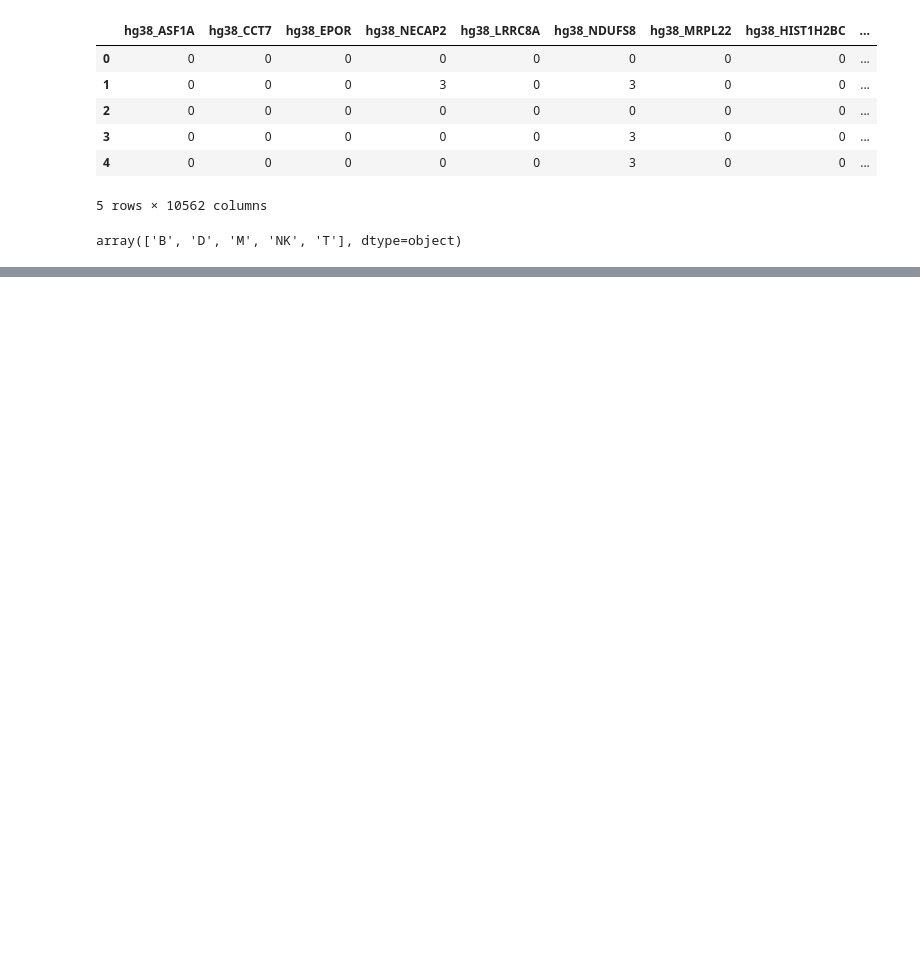
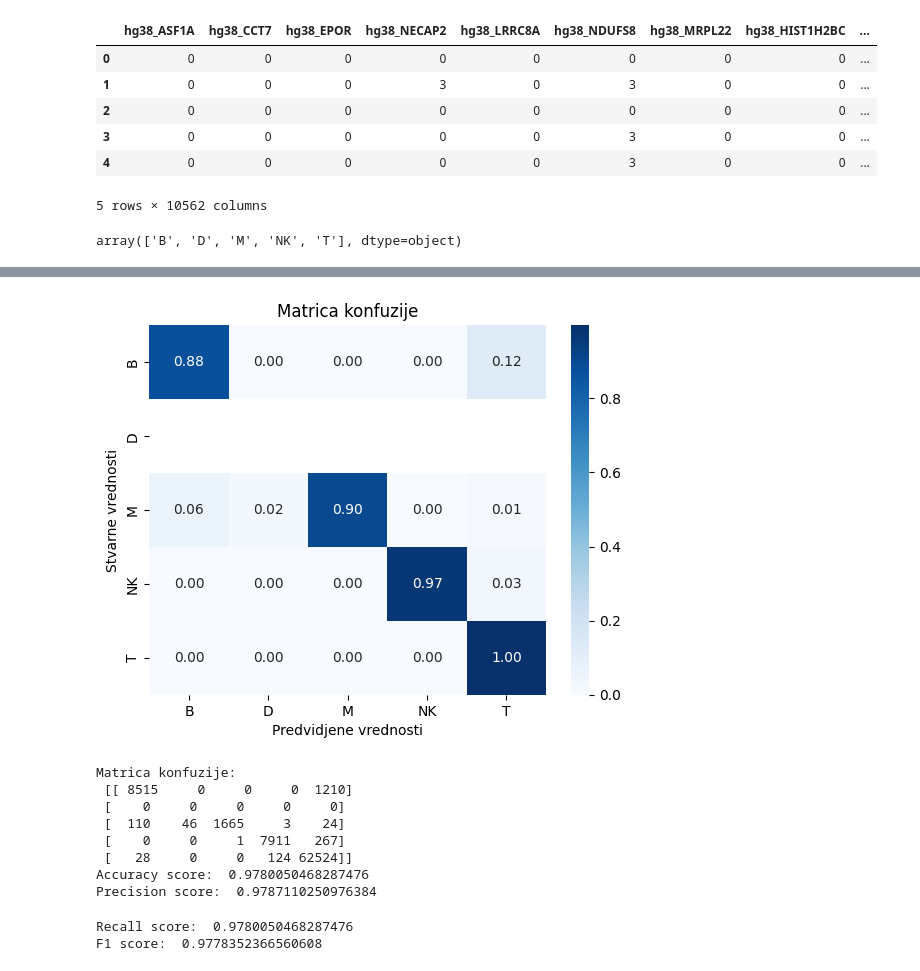
Before and after one commit to bogdans55/ip2-projekat, a Jupyter notebook: models/mlpclassifier.ipynb, the cells around one changed output, grey strips where cells are left out. Cells and saved outputs as stored; diff of their text form; code cells hidden in the pictures; blank space fills up the shorter version.

```diff
--- a/models/mlpclassifier.ipynb
+++ b/models/mlpclassifier.ipynb
@@ -219,0 +137,14 @@ F1 score:  0.9857706241014488
+# %%
+load_test('../data/preprocessed_data_10x.csv', best_model)
+# %% [output]
+[figure, added]
+Matrica konfuzije:
+ [[ 8515     0     0     0  1210]
+ [    0     0     0     0     0]
+ [  110    46  1665     3    24]
+ [    0     0     1  7911   267]
+ [   28     0     0   124 62524]]
+Accuracy score:  0.9780050468287476
+Precision score:  0.9787110250976384
+Recall score:  0.9780050468287476
+F1 score:  0.9778352366560608
```
Also changed, not shown: parts of 18 cells of this notebook, 1 other file.
